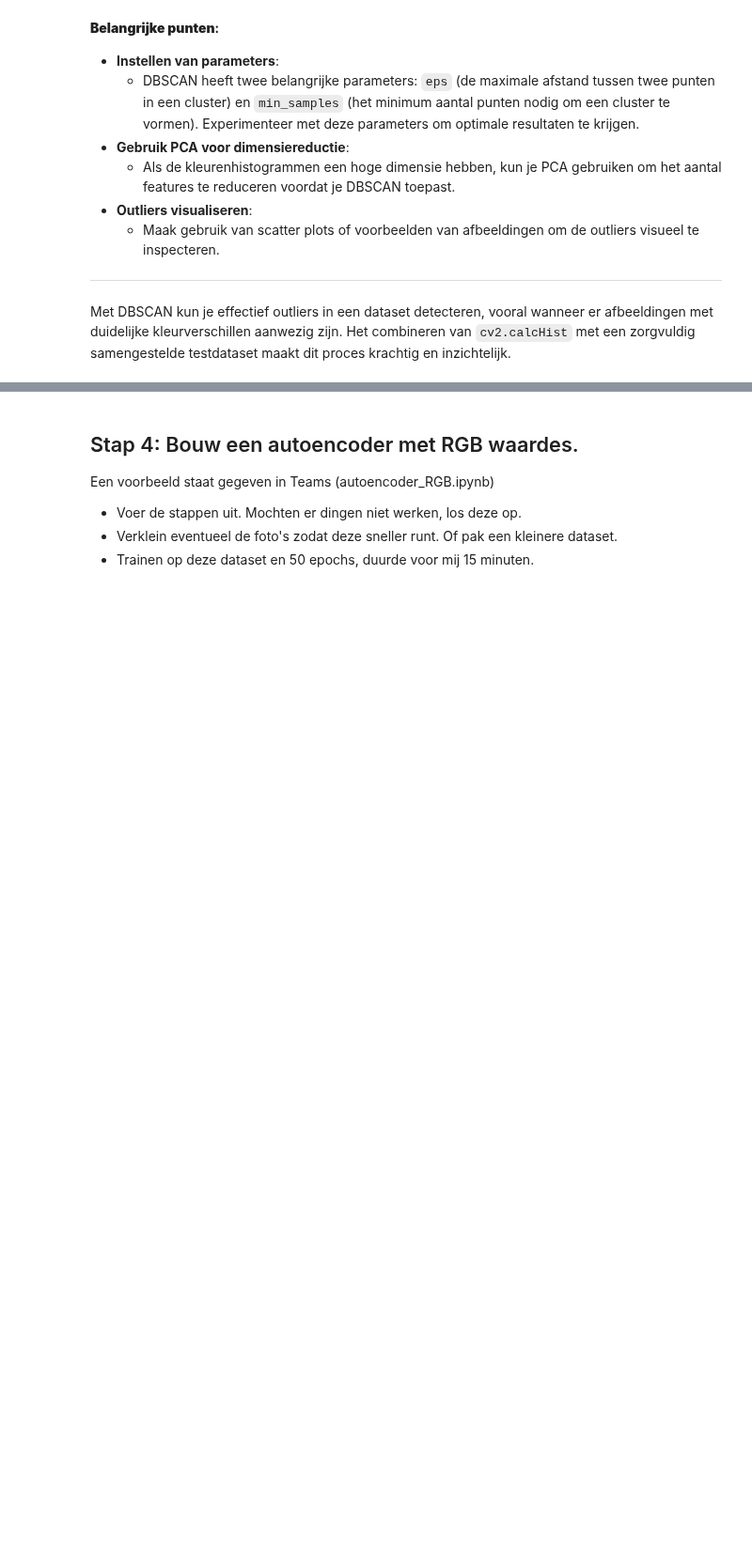
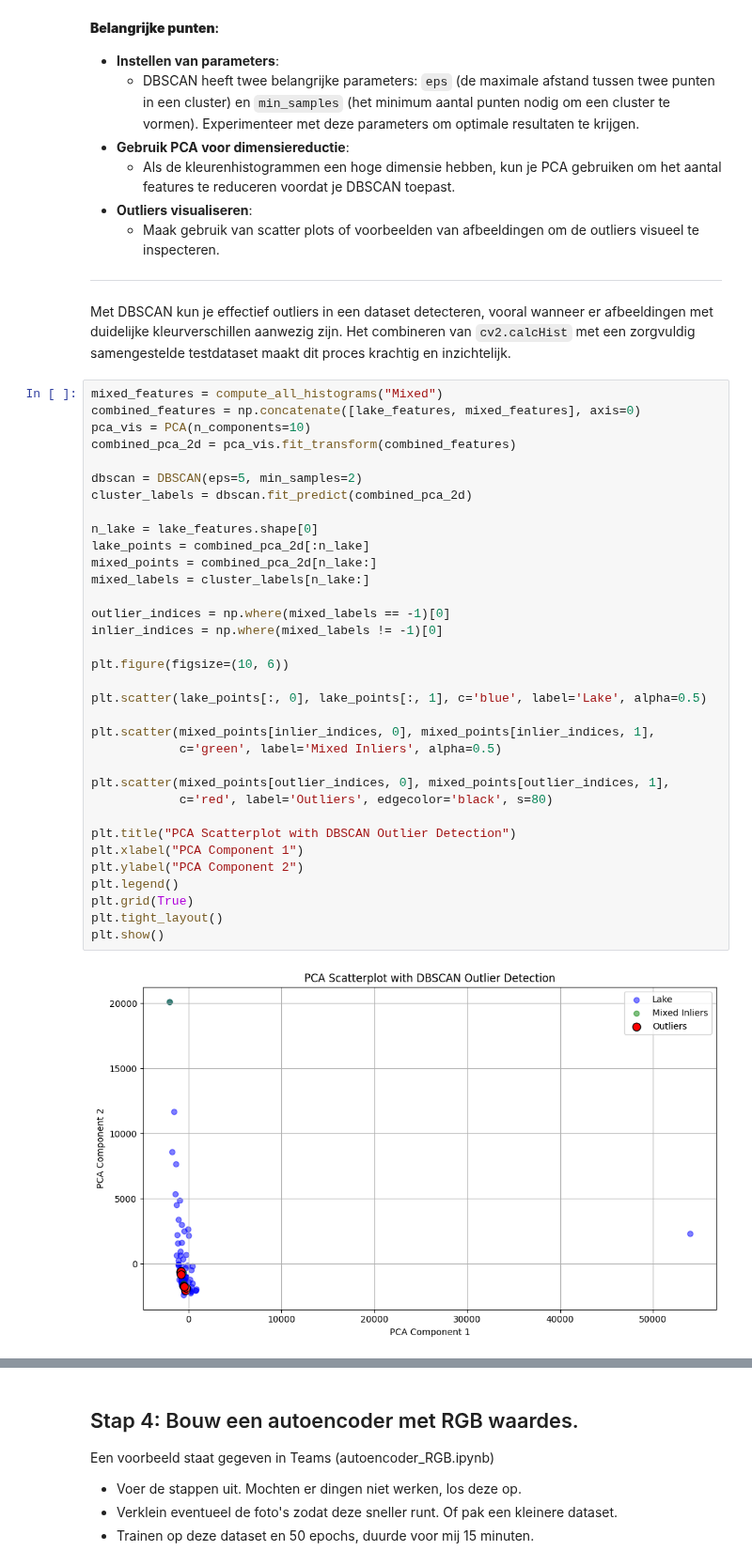
Before and after one commit to yanj27/Smart_Industry, a Jupyter notebook: Smart Industry/College 7/Werkcollege_7_RGB.ipynb, the cells around one changed output, grey strips where cells are left out. Shown at 94% size. Saved outputs shown, nothing was run; the diff lists cells and outputs as text; blank space fills up the shorter version.

```diff
--- a/Smart Industry/College 7/Werkcollege_7_RGB.ipynb
+++ b/Smart Industry/College 7/Werkcollege_7_RGB.ipynb
@@ -375,3 +358,39 @@ In deze stap maken we gebruik van **DBSCAN** (Density-Based Spatial Clustering o
 ---
 
 Met DBSCAN kun je effectief outliers in een dataset detecteren, vooral wanneer er afbeeldingen met duidelijke kleurverschillen aanwezig zijn. Het combineren van `cv2.calcHist` met een zorgvuldig samengestelde testdataset maakt dit proces krachtig en inzichtelijk.
+# %%
+mixed_features = compute_all_histograms("Mixed")
+combined_features = np.concatenate([lake_features, mixed_features], axis=0)
+pca_vis = PCA(n_components=10)
+combined_pca_2d = pca_vis.fit_transform(combined_features)
+
+dbscan = DBSCAN(eps=5, min_samples=2)
+cluster_labels = dbscan.fit_predict(combined_pca_2d)
+
+n_lake = lake_features.shape[0]
+lake_points = combined_pca_2d[:n_lake]
+mixed_points = combined_pca_2d[n_lake:]
+mixed_labels = cluster_labels[n_lake:]
+
+outlier_indices = np.where(mixed_labels == -1)[0]
+inlier_indices = np.where(mixed_labels != -1)[0]
+
+plt.figure(figsize=(10, 6))
+
+plt.scatter(lake_points[:, 0], lake_points[:, 1], c='blue', label='Lake', alpha=0.5)
+
+plt.scatter(mixed_points[inlier_indices, 0], mixed_points[inlier_indices, 1],
+            c='green', label='Mixed Inliers', alpha=0.5)
+
+plt.scatter(mixed_points[outlier_indices, 0], mixed_points[outlier_indices, 1],
+            c='red', label='Outliers', edgecolor='black', s=80)
+
+plt.title("PCA Scatterplot with DBSCAN Outlier Detection")
+plt.xlabel("PCA Component 1")
+plt.ylabel("PCA Component 2")
+plt.legend()
+plt.grid(True)
+plt.tight_layout()
+plt.show()
+# %% [output]
+[figure, added]
```
Also changed, not shown: parts of 12 cells of this notebook.
